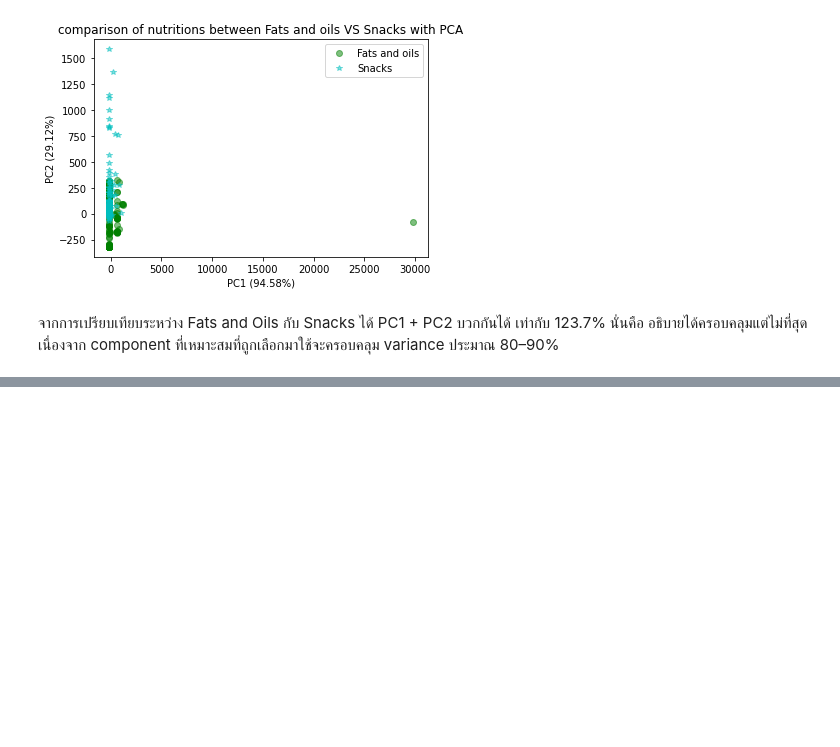
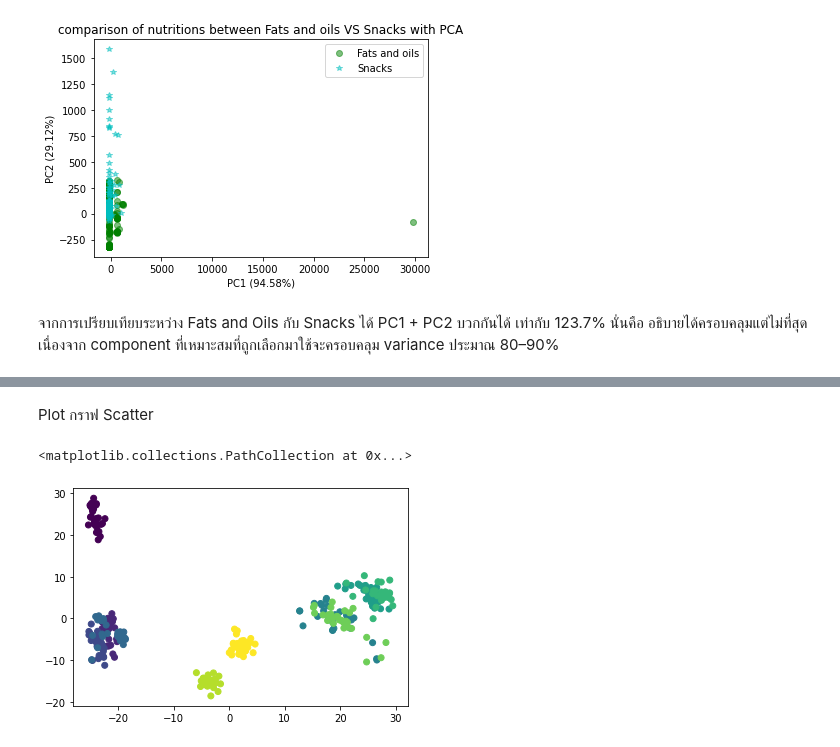
Before and after one commit to PhattarasornTeppabut/Multivariate, a Jupyter notebook: Exam01.ipynb, the cells around one changed output, grey strips where cells are left out. Drawn from its saved outputs; the diff is of its cells as text; code cells hidden in the pictures; blank space fills up the shorter version.

```diff
--- a/Exam01.ipynb
+++ b/Exam01.ipynb
@@ -369,0 +515,2 @@ plt.ylabel('PC2 (29.12%)');
+# %%
+new_pca = pca.fit_transform(data_dropped.to_numpy())
@@ -369,0 +543,3 @@ plt.ylabel('PC2 (29.12%)');
+# %%
+B = set(data['brand'])
+B
@@ -369,0 +563,9 @@ plt.ylabel('PC2 (29.12%)');
+# %%
+B_l = list(B)
+B_l.sort()                            # เรียงค่าจากน้อยไปมาก
+color_list2 = {}
+num = 0
+for each_fg in B_l:
+    if each_fg not in color_list2:
+        color_list2[each_fg] = num
+        num += 1
@@ -369,0 +587,2 @@ plt.ylabel('PC2 (29.12%)');
+# %%
+data_droppedn = data_dropped2.replace(color_list2)
@@ -369,0 +605,7 @@ plt.ylabel('PC2 (29.12%)');
+# %% [markdown]
+Plot กราฟ  Scatter
+# %%
+plt.scatter(new_pca[:,0],new_pca[:,1],c = data_droppedn['brand'])
+# %% [output]
+<matplotlib.collections.PathCollection at 0x...>
+[figure, added]
```
Also changed, not shown: parts of 50 cells of this notebook.
